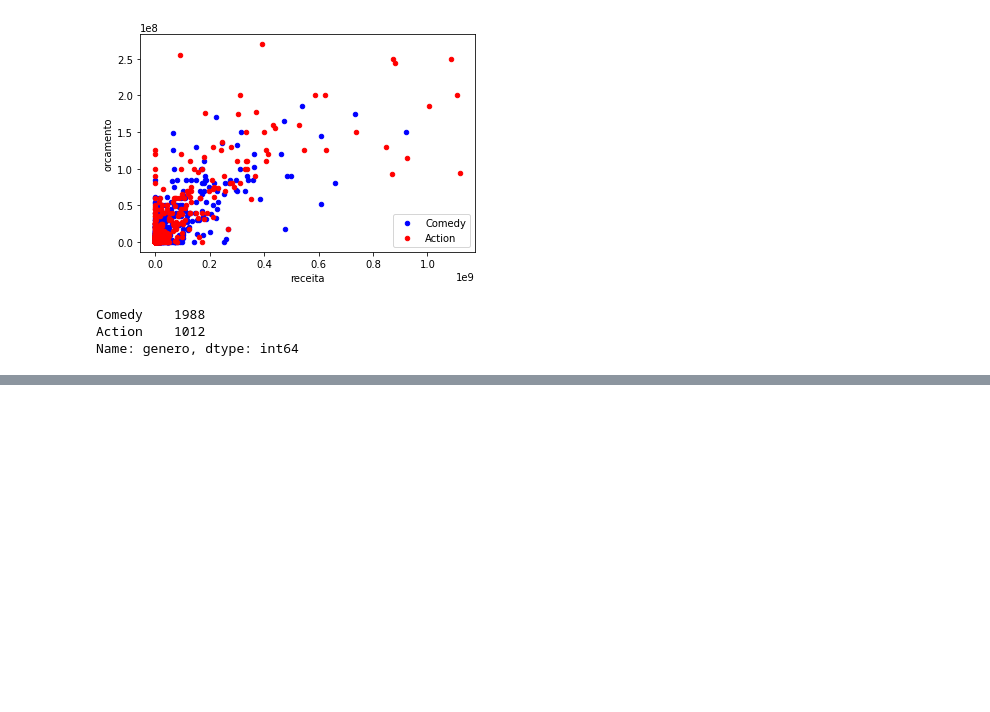
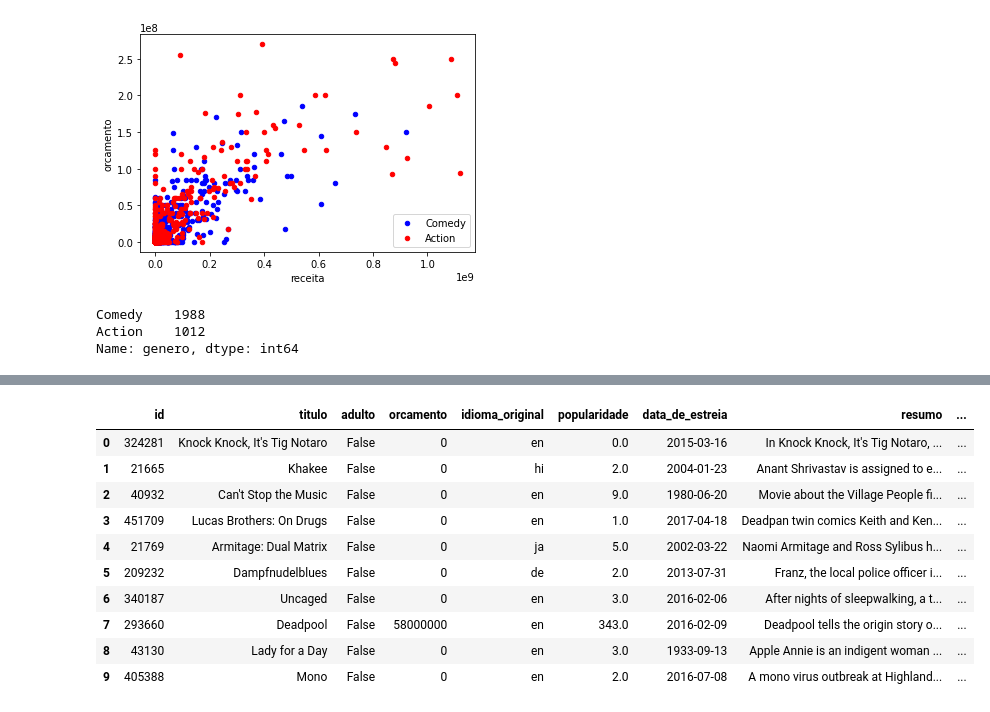
Before and after one commit to IagorSs/competicao_machine_learning, a Jupyter notebook: competicao.ipynb, the cells around one changed output, grey strips where cells are left out. Drawn from its saved outputs; the diff is of its cells as text; code cells hidden in the pictures; blank space fills up the shorter version.

```diff
--- a/competicao.ipynb
+++ b/competicao.ipynb
@@ -105,3 +81,25 @@ dataFrame[dataFrame.ator_1.isin(['Jackie Chan'])]
 | 2895 | 18764 | Twin Dragons | False | 10000000 | cn | 18.0 | 1992-01-15 | Twins, separated at birth, end up... | ... |
 | 2952 | 8697 | Who Am I? | False | 0 | cn | 16.0 | 1998-01-17 | Martial-arts megastar Jackie Chan... | ... |
 | 2953 | 8584 | Shanghai Noon | False | 55000000 | en | 18.0 | 2000-05-26 | Chon Wang, a clumsy imperial guar... | ... |
+# %%
+dataFrameTeste = pd.read_csv('datasets/movies_amostra_teste_ex.csv')
+
+#type(dataFrame[dataFrame['id'] == 57918].resumo[11])
+
+#dataFrame[dataFrame['resumo'] == []]
+
+#dataFrame['resumo'].value_counts()
+
+dataFrameTeste
+# %% [output]
+|  | id | titulo | adulto | orcamento | idioma_original | popularidade | data_de_estreia | resumo | ... |
+| 0 | 324281 | Knock Knock, It's Tig Notaro | False | 0 | en | 0.0 | 2015-03-16 | In Knock Knock, It's Tig Notaro, ... | ... |
+| 1 | 21665 | Khakee | False | 0 | hi | 2.0 | 2004-01-23 | Anant Shrivastav is assigned to e... | ... |
+| 2 | 40932 | Can't Stop the Music | False | 0 | en | 9.0 | 1980-06-20 | Movie about the Village People fi... | ... |
+| 3 | 451709 | Lucas Brothers: On Drugs | False | 0 | en | 1.0 | 2017-04-18 | Deadpan twin comics Keith and Ken... | ... |
+| 4 | 21769 | Armitage: Dual Matrix | False | 0 | ja | 5.0 | 2002-03-22 | Naomi Armitage and Ross Sylibus h... | ... |
+| 5 | 209232 | Dampfnudelblues | False | 0 | de | 2.0 | 2013-07-31 | Franz, the local police officer i... | ... |
+| 6 | 340187 | Uncaged | False | 0 | en | 3.0 | 2016-02-06 | After nights of sleepwalking, a t... | ... |
+| 7 | 293660 | Deadpool | False | 58000000 | en | 343.0 | 2016-02-09 | Deadpool tells the origin story o... | ... |
+| 8 | 43130 | Lady for a Day | False | 0 | en | 3.0 | 1933-09-13 | Apple Annie is an indigent woman ... | ... |
+| 9 | 405388 | Mono | False | 0 | en | 2.0 | 2016-07-08 | A mono virus outbreak at Highland... | ... |
```
Also changed, not shown: parts of 7 cells of this notebook, 1 other file.
